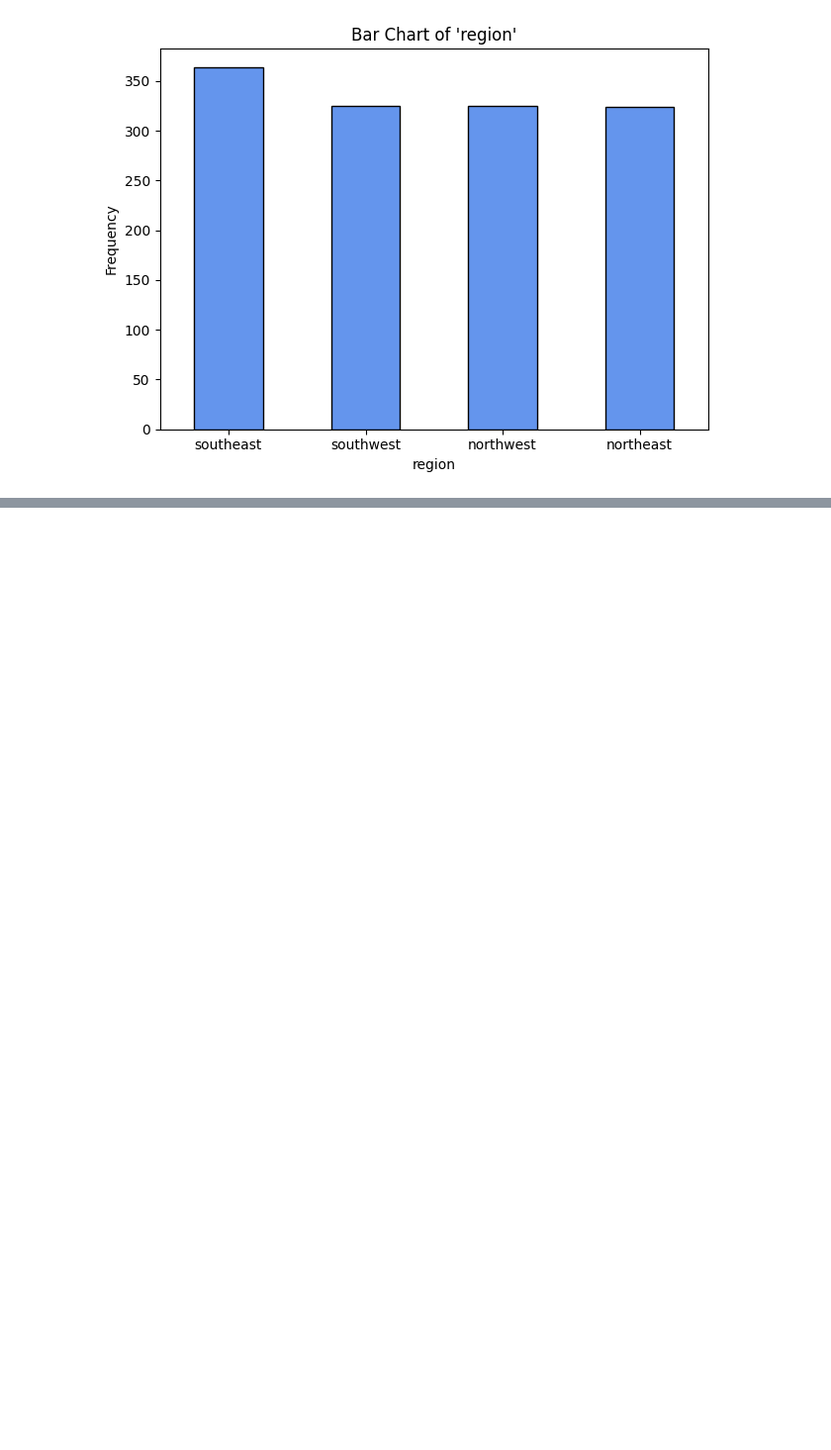
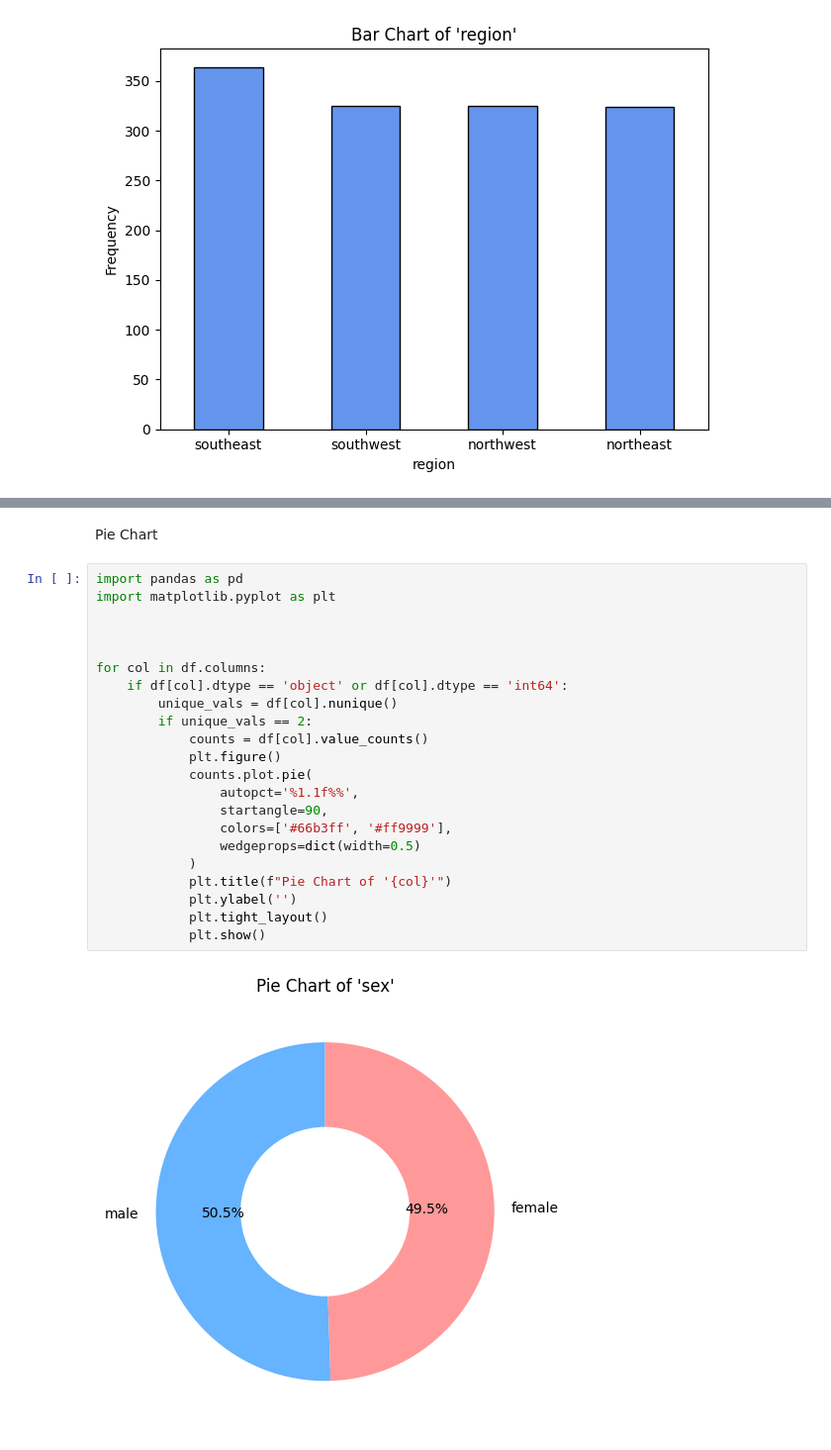
Before and after one commit to Shuvro1999/Insurance_Premium_Prediction, a Jupyter notebook: Insurance_Premium_Prediction.ipynb, the cells around one changed output, grey strips where cells are left out. Shown at 99% size. Cells and saved outputs as stored; diff of their text form; blank space fills up the shorter version.

```diff
--- a/Insurance_Premium_Prediction.ipynb
+++ b/Insurance_Premium_Prediction.ipynb
@@ -216,0 +242,26 @@ for col in df.columns:
+# %% [markdown]
+Pie Chart
+# %%
+import pandas as pd
+import matplotlib.pyplot as plt
+
+
+
+for col in df.columns:
+    if df[col].dtype == 'object' or df[col].dtype == 'int64':
+        unique_vals = df[col].nunique()
+        if unique_vals == 2:
+            counts = df[col].value_counts()
+            plt.figure()
+            counts.plot.pie(
+                autopct='%1.1f%%',
+                startangle=90,
+                colors=['#66b3ff', '#ff9999'],
+                wedgeprops=dict(width=0.5)
+            )
+            plt.title(f"Pie Chart of '{col}'")
+            plt.ylabel('')
+            plt.tight_layout()
+            plt.show()
+# %% [output]
+[figure, added]
```
Also changed, not shown: parts of 3 cells of this notebook.
